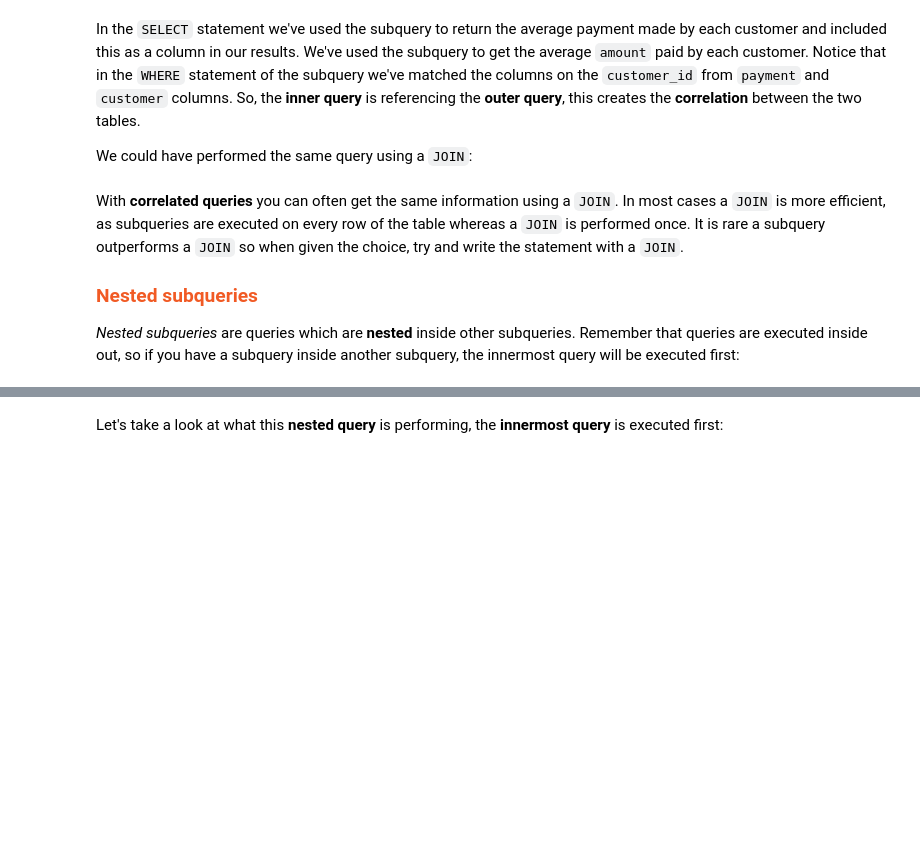
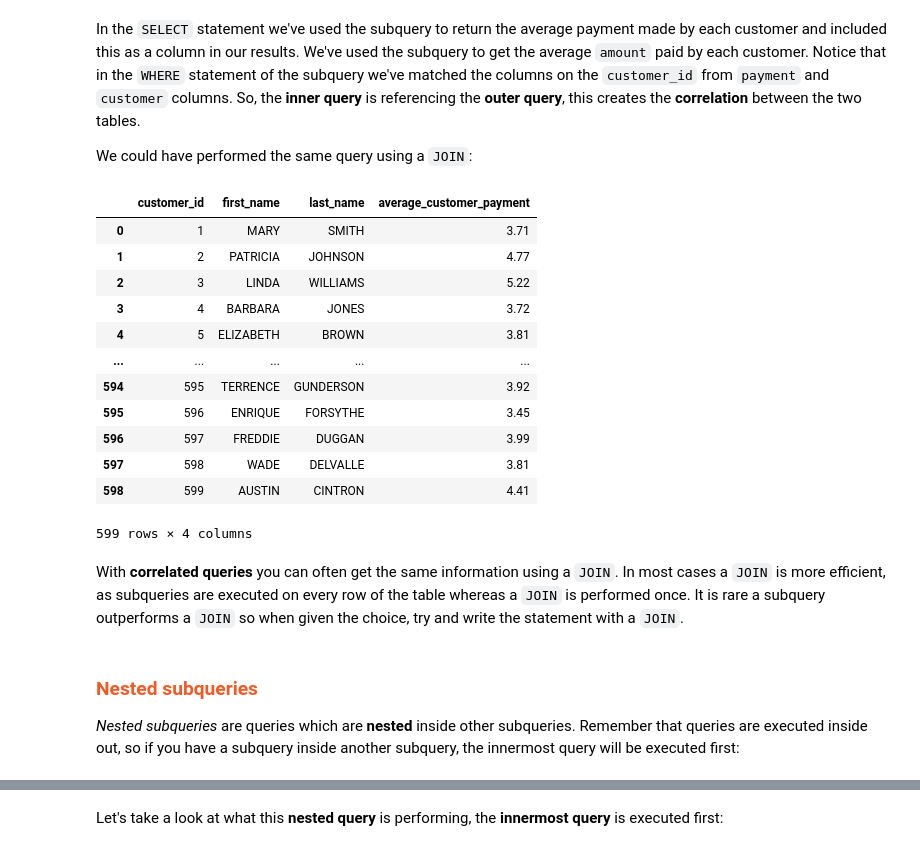
Before and after one commit to ranvirsahota/AiCore, a Jupyter notebook: 11_types_of_subqueries/notebook_lesson.ipynb, the cells around one changed output, grey strips where cells are left out. Drawn from its saved outputs; the diff is of its cells as text; code cells hidden in the pictures; blank space fills up the shorter version.

```diff
--- a/11_types_of_subqueries/notebook_lesson.ipynb
+++ b/11_types_of_subqueries/notebook_lesson.ipynb
@@ -258,22 +426,37 @@ In the `SELECT` statement we've used the subquery to return the average payment
 
 We could have performed the same query using a `JOIN`:
 # %%
-SELECT customer.customer_id,
-       first_name,
-       last_name,
-       ROUND(AVG(payment.amount), 2) AS average_customer_payment
-FROM
-    customer
-INNER JOIN
-    payment ON payment.customer_id = customer.customer_id
-GROUP BY
-    customer.customer_id, first_name, last_name
-ORDER BY
-    customer_id;
+db.execute_query('''
+                    SELECT customer.customer_id,
+                        first_name,
+                        last_name,
+                        ROUND(AVG(payment.amount), 2) AS average_customer_payment
+                    FROM
+                        customer
+                    INNER JOIN
+                        payment ON payment.customer_id = customer.customer_id
+                    GROUP BY
+                        customer.customer_id, first_name, last_name
+                    ORDER BY
+                        customer_id;
+                ''')
+# %% [output]
+|  | customer_id | first_name | last_name | average_customer_payment |
+| 0 | 1 | MARY | SMITH | 3.71 |
+| 1 | 2 | PATRICIA | JOHNSON | 4.77 |
+| 2 | 3 | LINDA | WILLIAMS | 5.22 |
+| 3 | 4 | BARBARA | JONES | 3.72 |
+| 4 | 5 | ELIZABETH | BROWN | 3.81 |
+| ... | ... | ... | ... | ... |
+| 594 | 595 | TERRENCE | GUNDERSON | 3.92 |
+| 595 | 596 | ENRIQUE | FORSYTHE | 3.45 |
+| 596 | 597 | FREDDIE | DUGGAN | 3.99 |
+| 597 | 598 | WADE | DELVALLE | 3.81 |
+| 598 | 599 | AUSTIN | CINTRON | 4.41 |
+599 rows × 4 columns
 # %% [markdown]
 With **correlated queries** you can often get the same information using a `JOIN`. In most cases a `JOIN` is more efficient, as subqueries are executed on every row of the table whereas a `JOIN` is performed once. It is rare a subquery outperforms a `JOIN` so when given the choice, try and write the statement with a `JOIN`.
-
-<h3 style="color: rgb(241, 90, 36)"> Nested subqueries</h3>
-
-*Nested subqueries* are queries which are **nested** inside other subqueries. Remember that queries are executed inside out, so if you have a subquery inside another subquery, the innermost query will be executed first:
+# %% [markdown]
+#### <h3 style="color: rgb(241, 90, 36)"> Nested subqueries</h3>
+*Nested subqueries* are queries which are **nested** inside other subqueries. Remember that queries are executed inside out, so if you have a subquery inside another subquery, the innermost query will be executed first:
 # %%
```
Also changed, not shown: parts of 25 cells of this notebook, 2 other files.
